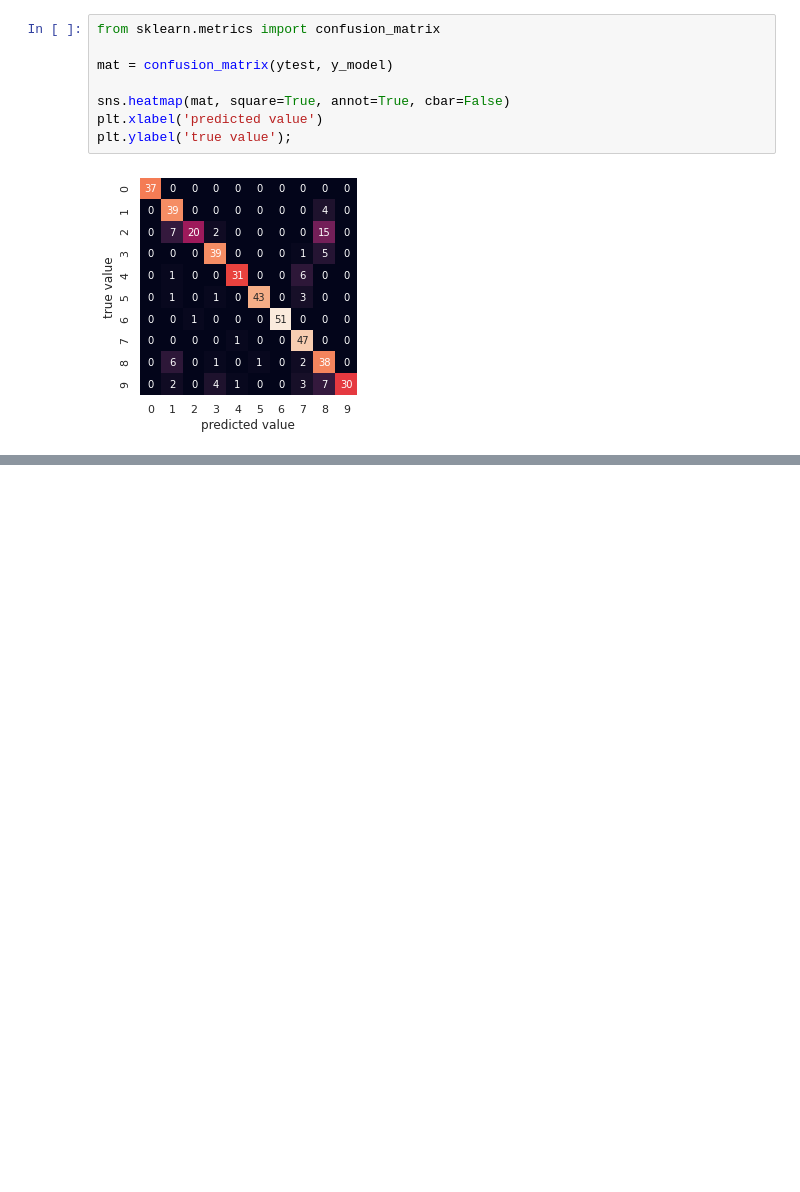
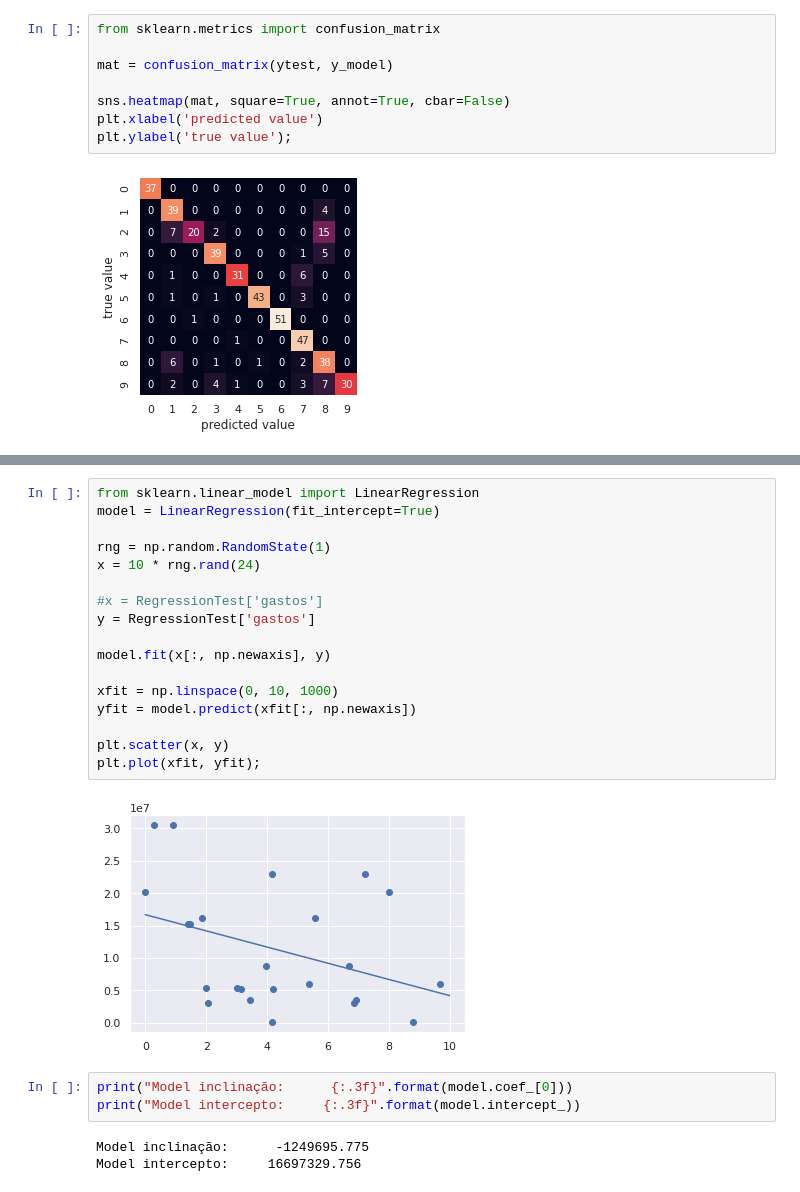
Before and after one commit to marcosw1998/Data-Science, a Jupyter notebook: Project_ee2/predict_covid_spends_PE.ipynb, the cells around one changed output, grey strips where cells are left out. Saved outputs shown, nothing was run; the diff lists cells and outputs as text; blank space fills up the shorter version.

```diff
--- a/Project_ee2/predict_covid_spends_PE.ipynb
+++ b/Project_ee2/predict_covid_spends_PE.ipynb
@@ -776,0 +792,25 @@ plt.ylabel('true value');
+# %%
+from sklearn.linear_model import LinearRegression
+model = LinearRegression(fit_intercept=True)
+
+rng = np.random.RandomState(1)
+x = 10 * rng.rand(24)
+
+#x = RegressionTest['gastos']
+y = RegressionTest['gastos']
+
+model.fit(x[:, np.newaxis], y)
+
+xfit = np.linspace(0, 10, 1000)
+yfit = model.predict(xfit[:, np.newaxis])
+
+plt.scatter(x, y)
+plt.plot(xfit, yfit);
+# %% [output]
+[figure, added]
+# %%
+print("Model inclinação:      {:.3f}".format(model.coef_[0]))
+print("Model intercepto:     {:.3f}".format(model.intercept_))
+# %% [output]
+Model inclinação:      -1249695.775
+Model intercepto:     16697329.756
```
Also changed, not shown: parts of 19 cells of this notebook.
